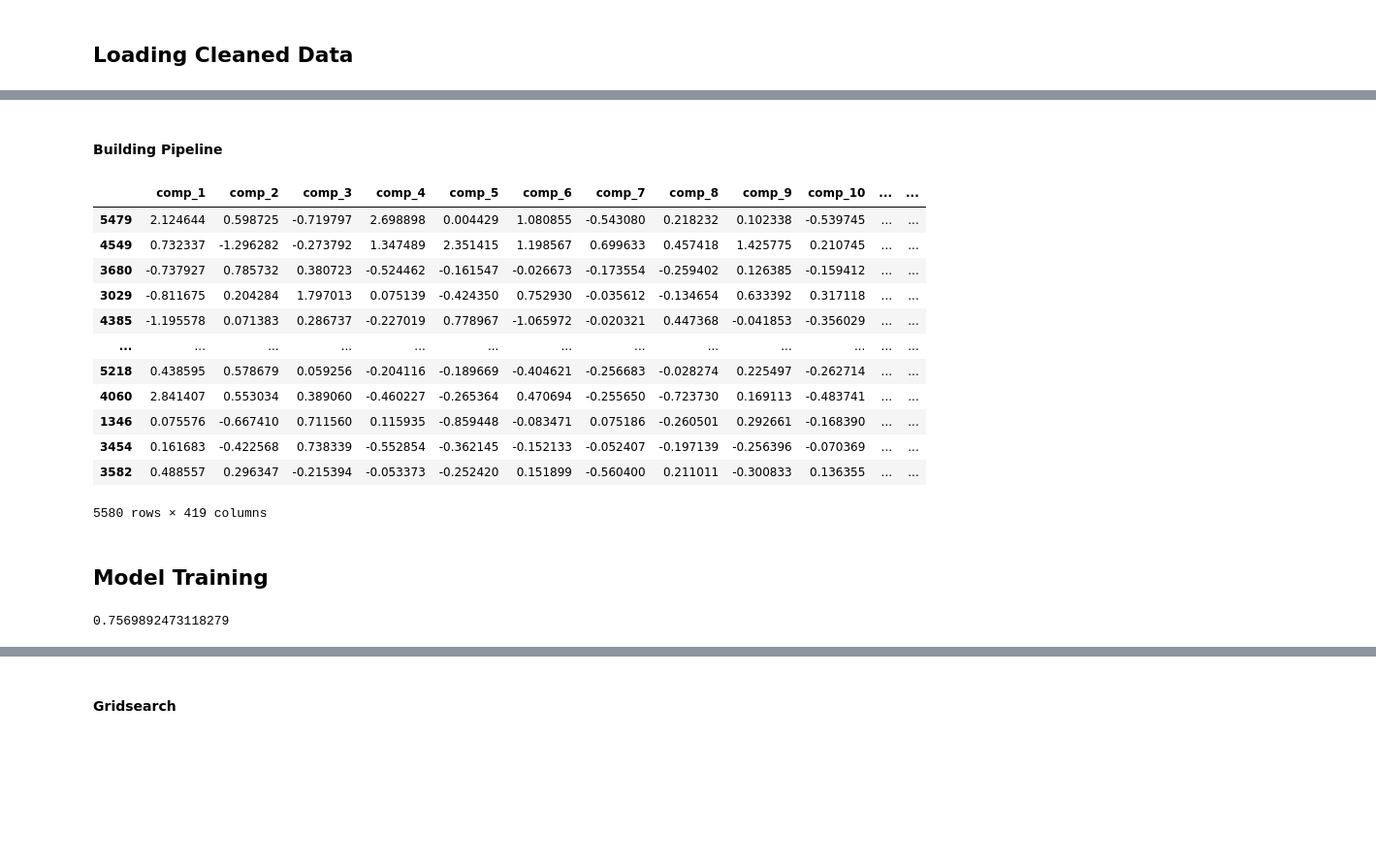
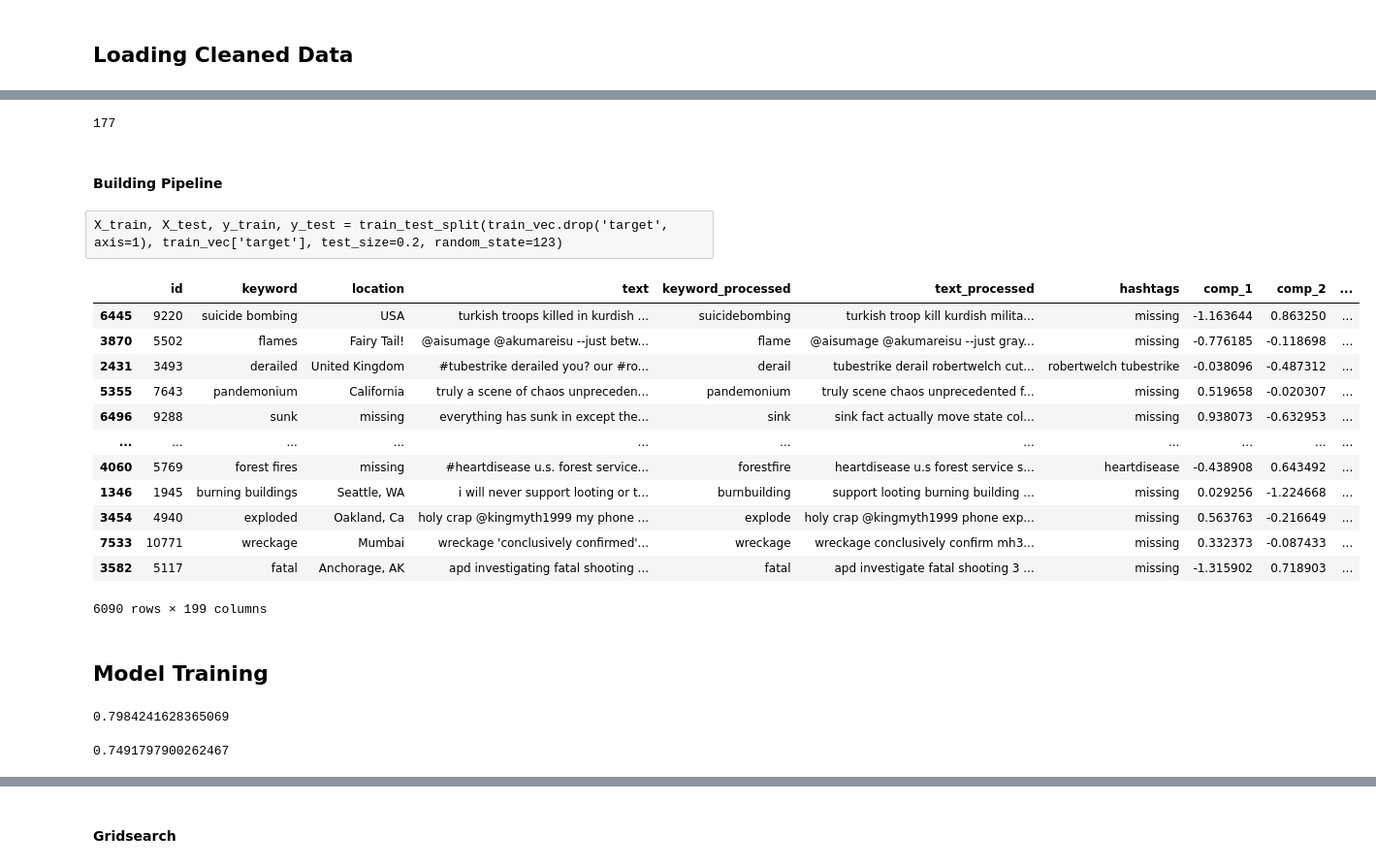
Before and after one commit to tuawong/kaggle-disaster-tweets, a Jupyter notebook: 02_disaster_tweets_FeatureExtraction&Model.ipynb, the cells around one changed output, grey strips where cells are left out. Shown: that part at 97% size. Drawn from its saved outputs; the diff is of its cells as text; code cells hidden in the pictures; blank space fills up the shorter version.

```diff
--- a/02_disaster_tweets_FeatureExtraction&Model.ipynb
+++ b/02_disaster_tweets_FeatureExtraction&Model.ipynb
@@ -168,5 +239,26 @@ train_vec
+# %%
+len(vocab_1)
+# %% [output]
+177
 # %% [markdown]
 #### Building Pipeline
-# %%
-X_train, X_test, y_train, y_test = train_test_split(train_vec.drop('target', axis=1), train_vec['target'], test_size=0.2, random_state=123)
+# %% [raw]
+X_train, X_test, y_train, y_test = train_test_split(train_vec.drop('target', axis=1), train_vec['target'], test_size=0.2, random_state=123)
+# %%
+vec = Text_Vectorizer(tfidf=False, min_df=50,  ngram_range=(1,2))
+vec.fit_transform(X_train)
+# %% [output]
+|  | id | keyword | location | text | keyword_processed | text_processed | hashtags | comp_1 | comp_2 | ... |
+| 6445 | 9220 | suicide bombing | USA | turkish troops killed in kurdish ... | suicidebombing | turkish troop kill kurdish milita... | missing | -1.163644 | 0.863250 | ... |
+| 3870 | 5502 | flames | Fairy Tail! | @aisumage @akumareisu --just betw... | flame | @aisumage @akumareisu --just gray... | missing | -0.776185 | -0.118698 | ... |
+| 2431 | 3493 | derailed | United Kingdom | #tubestrike derailed you? our #ro... | derail | tubestrike derail robertwelch cut... | robertwelch tubestrike | -0.038096 | -0.487312 | ... |
+| 5355 | 7643 | pandemonium | California | truly a scene of chaos unpreceden... | pandemonium | truly scene chaos unprecedented f... | missing | 0.519658 | -0.020307 | ... |
+| 6496 | 9288 | sunk | missing | everything has sunk in except the... | sink | sink fact actually move state col... | missing | 0.938073 | -0.632953 | ... |
+| ... | ... | ... | ... | ... | ... | ... | ... | ... | ... | ... |
+| 4060 | 5769 | forest fires | missing | #heartdisease u.s. forest service... | forestfire | heartdisease u.s forest service s... | heartdisease | -0.438908 | 0.643492 | ... |
+| 1346 | 1945 | burning buildings | Seattle, WA | i will never support looting or t... | burnbuilding | support looting burning building ... | missing | 0.029256 | -1.224668 | ... |
+| 3454 | 4940 | exploded | Oakland, Ca | holy crap @kingmyth1999 my phone ... | explode | holy crap @kingmyth1999 phone exp... | missing | 0.563763 | -0.216649 | ... |
+| 7533 | 10771 | wreckage | Mumbai | wreckage 'conclusively confirmed'... | wreckage | wreckage conclusively confirm mh3... | missing | 0.332373 | -0.087433 | ... |
+| 3582 | 5117 | fatal | Anchorage, AK | apd investigating fatal shooting ... | fatal | apd investigate fatal shooting 3 ... | missing | -1.315902 | 0.718903 | ... |
+6090 rows × 199 columns
 # %%
@@ -179,30 +274,24 @@ pipe = Pipeline([('extra_features', FunctionTransformer(generate_text_features_c
 # %%
 shortpipe= deepcopy(pipe)
 shortpipe.steps.pop(-1)
-shortpipe.fit_transform(X_train)
+shortpipe.steps.pop(-1)
+transform_train = shortpipe.fit_transform(X_train)
+transform_test = shortpipe.transform(test)
-# %% [output]
-|  | comp_1 | comp_2 | comp_3 | comp_4 | comp_5 | comp_6 | comp_7 | comp_8 | comp_9 | comp_10 | ... | ... |
-| 5479 | 2.124644 | 0.598725 | -0.719797 | 2.698898 | 0.004429 | 1.080855 | -0.543080 | 0.218232 | 0.102338 | -0.539745 | ... | ... |
-| 4549 | 0.732337 | -1.296282 | -0.273792 | 1.347489 | 2.351415 | 1.198567 | 0.699633 | 0.457418 | 1.425775 | 0.210745 | ... | ... |
-| 3680 | -0.737927 | 0.785732 | 0.380723 | -0.524462 | -0.161547 | -0.026673 | -0.173554 | -0.259402 | 0.126385 | -0.159412 | ... | ... |
-| 3029 | -0.811675 | 0.204284 | 1.797013 | 0.075139 | -0.424350 | 0.752930 | -0.035612 | -0.134654 | 0.633392 | 0.317118 | ... | ... |
-| 4385 | -1.195578 | 0.071383 | 0.286737 | -0.227019 | 0.778967 | -1.065972 | -0.020321 | 0.447368 | -0.041853 | -0.356029 | ... | ... |
-| ... | ... | ... | ... | ... | ... | ... | ... | ... | ... | ... | ... | ... |
-| 5218 | 0.438595 | 0.578679 | 0.059256 | -0.204116 | -0.189669 | -0.404621 | -0.256683 | -0.028274 | 0.225497 | -0.262714 | ... | ... |
-| 4060 | 2.841407 | 0.553034 | 0.389060 | -0.460227 | -0.265364 | 0.470694 | -0.255650 | -0.723730 | 0.169113 | -0.483741 | ... | ... |
-| 1346 | 0.075576 | -0.667410 | 0.711560 | 0.115935 | -0.859448 | -0.083471 | 0.075186 | -0.260501 | 0.292661 | -0.168390 | ... | ... |
-| 3454 | 0.161683 | -0.422568 | 0.738339 | -0.552854 | -0.362145 | -0.152133 | -0.052407 | -0.197139 | -0.256396 | -0.070369 | ... | ... |
-| 3582 | 0.488557 | 0.296347 | -0.215394 | -0.053373 | -0.252420 | 0.151899 | -0.560400 | 0.211011 | -0.300833 | 0.136355 | ... | ... |
-5580 rows × 419 columns
 # %% [markdown]
 ## Model Training
 # %%
 lr_pipe = deepcopy(pipe)
-lr_pipe.steps.append(['logistic',  LogisticRegression(penalty='l1', solver='liblinear')])
+lr_pipe.steps.append(['logistic',  LogisticRegression(C=3, penalty='l1', solver='liblinear')])
 lr_pipe.fit(X_train, y_train)
 lr_pipe.score(X_test, y_test)
 # %% [output]
-0.7569892473118279
+0.7984241628365069
+# %%
+cv = KFold(n_splits=4, random_state=123)
+k_fold = cross_val_score(lr_pipe, X_test, y_test, cv=cv)
+k_fold.mean()
+# %% [output]
+0.7491797900262467
 # %%
 lr_pipe.score(X_train, y_train)
 # %% [output]
```
Also changed, not shown: parts of 29 cells of this notebook, 1 other file.
